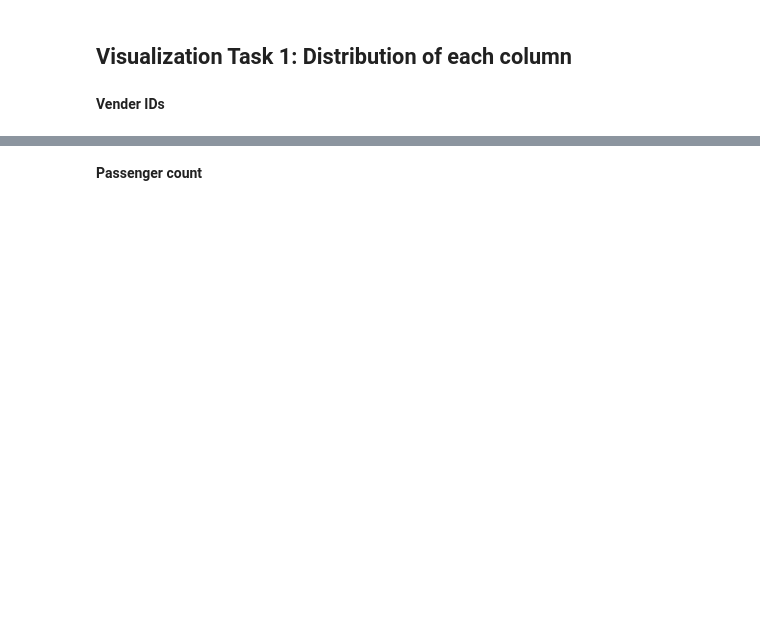
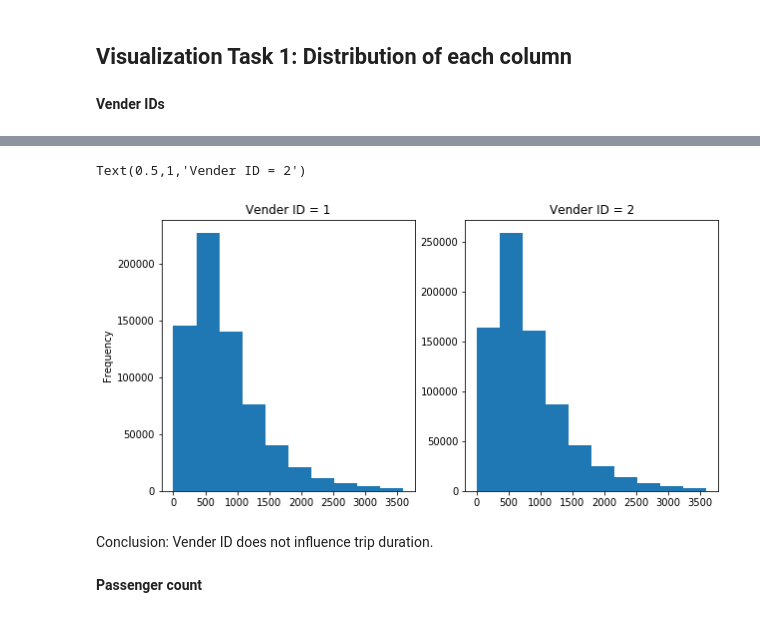
Before and after one commit to ch00226855/CMP464-Fall2019, a Jupyter notebook: Week7_Matplotlib_Part2.ipynb, the cells around one changed output, grey strips where cells are left out. Drawn from its saved outputs; the diff is of its cells as text; code cells hidden in the pictures; blank space fills up the shorter version.

```diff
--- a/Week7_Matplotlib_Part2.ipynb
+++ b/Week7_Matplotlib_Part2.ipynb
@@ -127,2 +135,26 @@ Name: vendor_id, dtype: int64
+# %%
+# Extract trips with Vender ID 1.
+index_id1 = (taxidata['vendor_id'] == 1)
+taxidata_id1 = taxidata[index_id1]
+
+# Extract trips with Vender ID 2.
+index_id2 = (taxidata['vendor_id'] == 2)
+taxidata_id2 = taxidata[index_id2]
+
+# Show the historgram of trip duration
+# plt.hist(taxidata_id1['trip_duration'], range=(0, 3600)) # need to remove the outliners first
+fig = plt.figure(figsize=(10, 5))
+ax1 = fig.add_subplot(1, 2, 1)
+ax1.hist(taxidata_id1['trip_duration'], range=(0, 3600))
+ax1.set_title("Vender ID = 1")
+ax1.set_ylabel("Frequency")
+ax2 = fig.add_subplot(1, 2, 2)
+ax2.hist(taxidata_id2['trip_duration'], range=(0, 3600))
+ax2.set_title("Vender ID = 2")
+# %% [output]
+Text(0.5,1,'Vender ID = 2')
+[figure, added]
+# %% [markdown]
+Conclusion: Vender ID does not influence trip duration.
 # %% [markdown]
 **Passenger count**
```
Also changed, not shown: parts of 12 cells of this notebook.
